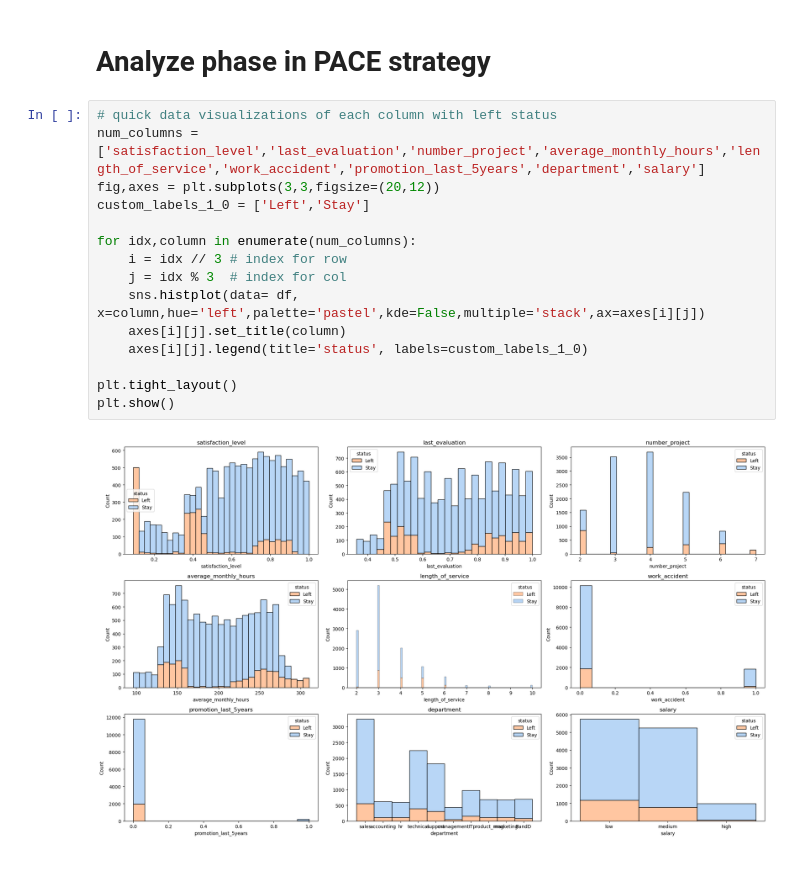
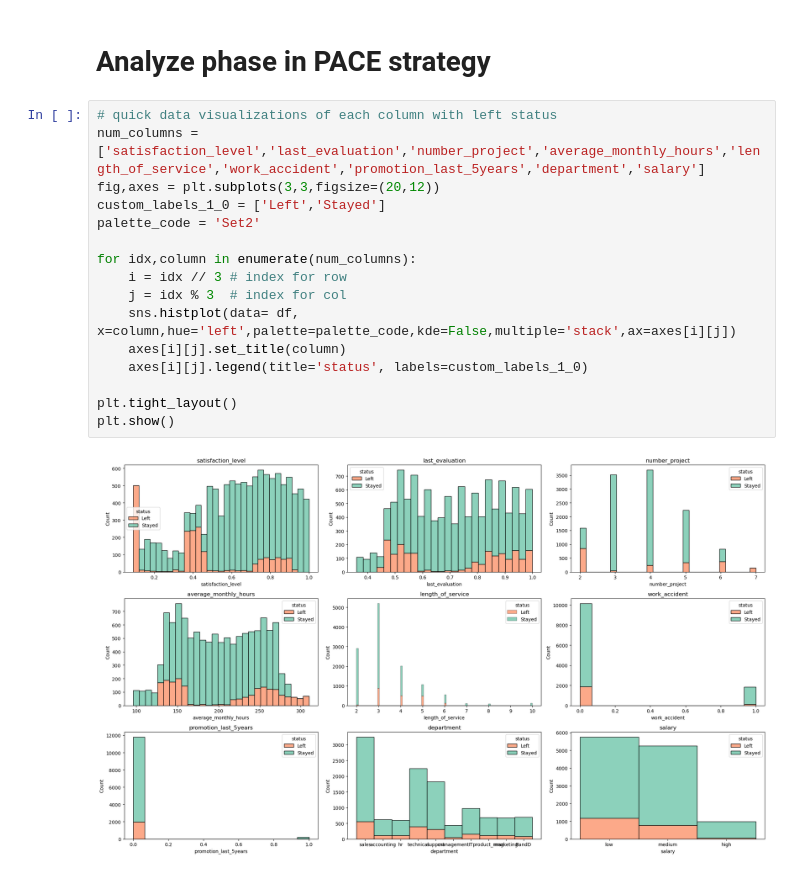
Before and after one commit to Risa10000/Portfolio, a Jupyter notebook: Prediction_of_turnover.ipynb, the cells around one changed output. Cells and saved outputs as stored; diff of their text form.

```diff
--- a/Prediction_of_turnover.ipynb
+++ b/Prediction_of_turnover.ipynb
@@ -238,17 +244,18 @@ No outliers need to remove
 # %%
 # quick data visualizations of each column with left status
 num_columns =['satisfaction_level','last_evaluation','number_project','average_monthly_hours','length_of_service','work_accident','promotion_last_5years','department','salary']
 fig,axes = plt.subplots(3,3,figsize=(20,12))
-custom_labels_1_0 = ['Left','Stay']
+custom_labels_1_0 = ['Left','Stayed']
+palette_code = 'Set2'
 
 for idx,column in enumerate(num_columns):
     i = idx // 3 # index for row
     j = idx % 3  # index for col
-    sns.histplot(data= df, x=column,hue='left',palette='pastel',kde=False,multiple='stack',ax=axes[i][j])
+    sns.histplot(data= df, x=column,hue='left',palette=palette_code,kde=False,multiple='stack',ax=axes[i][j])
     axes[i][j].set_title(column)
     axes[i][j].legend(title='status', labels=custom_labels_1_0)
 
 plt.tight_layout()
 plt.show()
 # %% [output]
-[figure, old version]
+[figure, new version]
```
Also changed, not shown: parts of 73 cells of this notebook, 5 other files.
